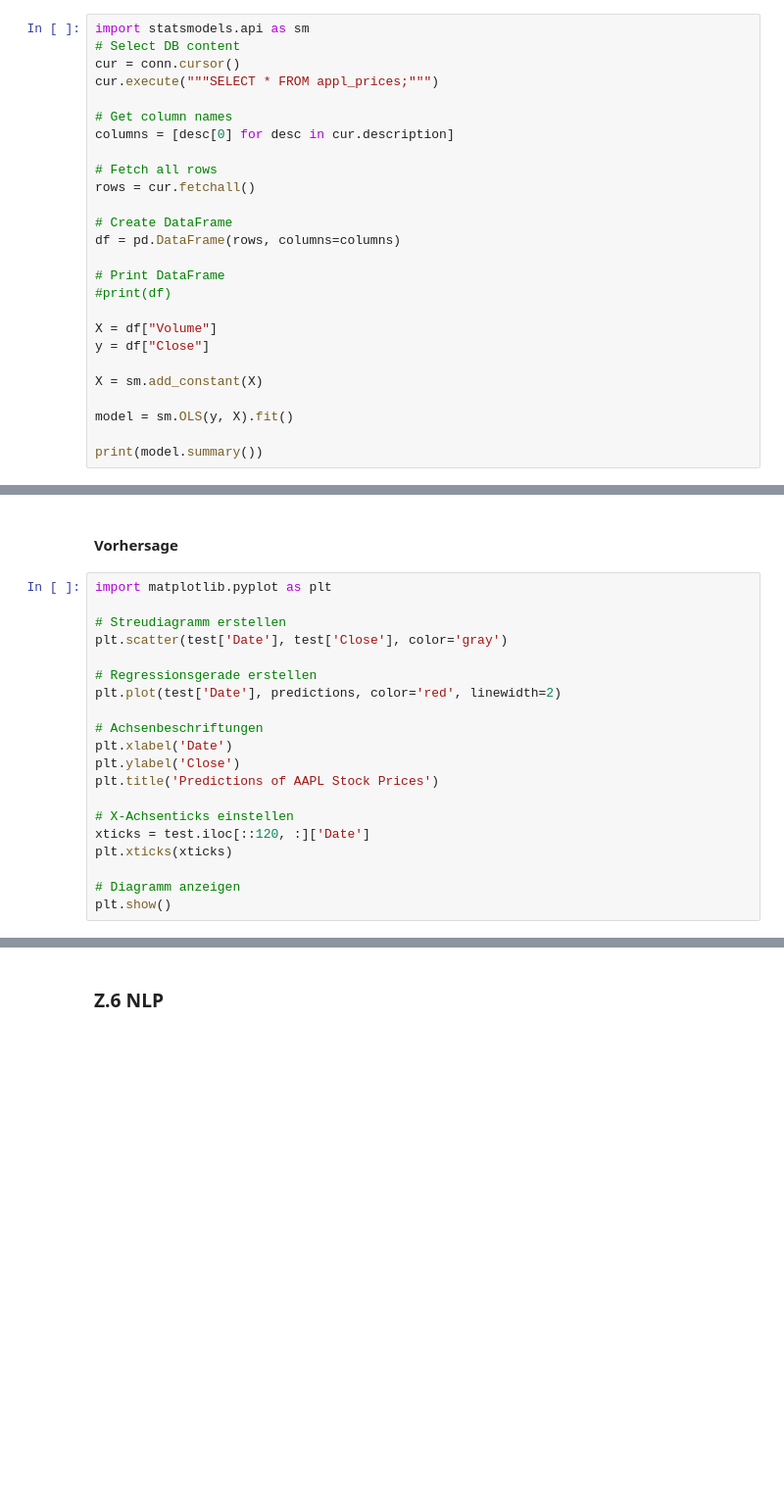
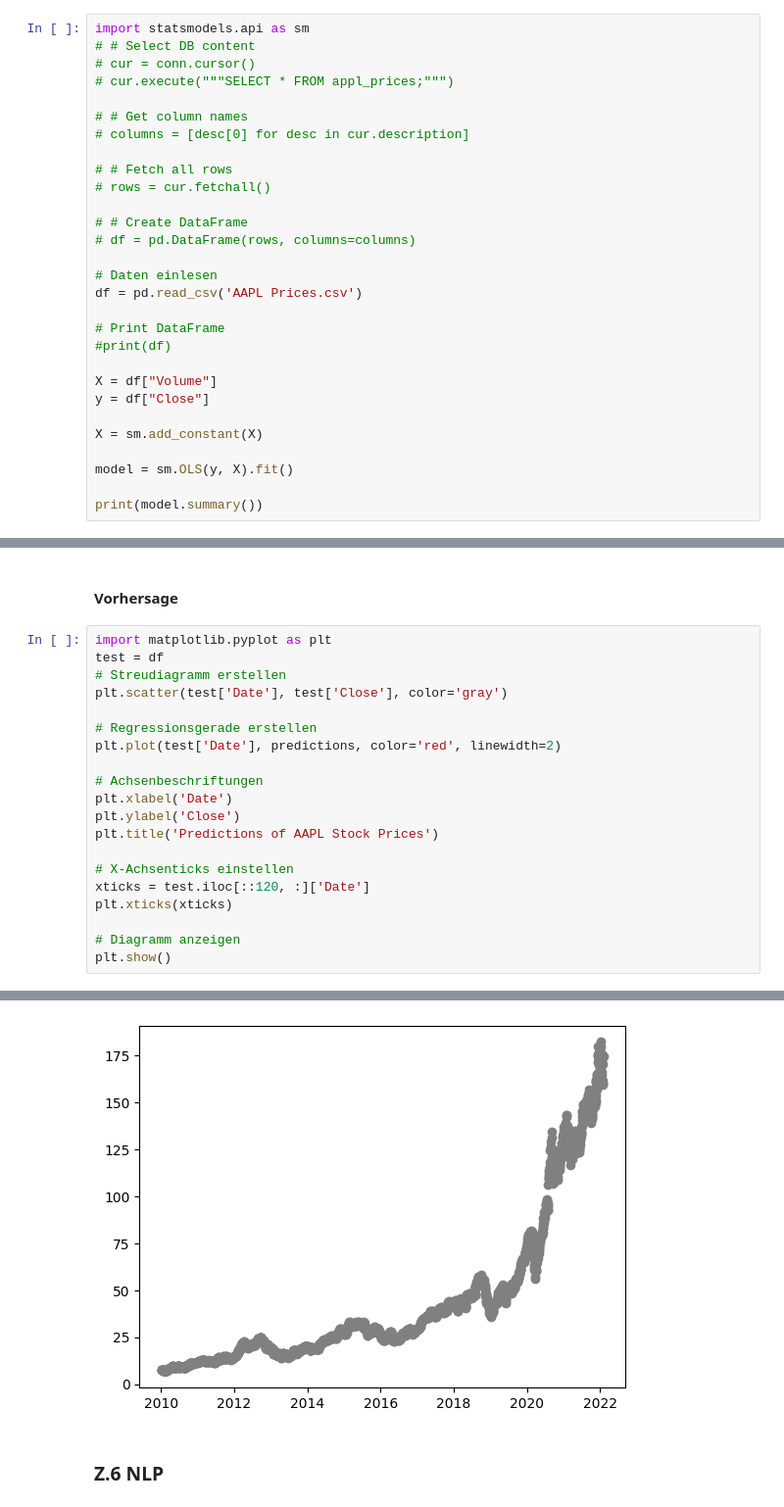
Before and after one commit to zhaw-trautmic/ads, a Jupyter notebook: Docker/aktienkurs-code.ipynb, the cells around one changed output, grey strips where cells are left out. Shown at 98% size. Saved outputs shown, nothing was run; the diff lists cells and outputs as text; blank space fills up the shorter version.

```diff
--- a/Docker/aktienkurs-code.ipynb
+++ b/Docker/aktienkurs-code.ipynb
@@ -762,18 +865,21 @@ Um ein lineares Regressionsmodell für diese Daten zu erstellen, müssen wir zun
 Wir können das Modell in Python mit der Bibliothek "statsmodels" erstellen. Hier ist der Code:
 # %%
 import statsmodels.api as sm
-# Select DB content
-cur = conn.cursor()
-cur.execute("""SELECT * FROM appl_prices;""")
+# # Select DB content
+# cur = conn.cursor()
+# cur.execute("""SELECT * FROM appl_prices;""")
 
-# Get column names
-columns = [desc[0] for desc in cur.description]
+# # Get column names
+# columns = [desc[0] for desc in cur.description]
 
-# Fetch all rows
-rows = cur.fetchall()
+# # Fetch all rows
+# rows = cur.fetchall()
 
-# Create DataFrame
-df = pd.DataFrame(rows, columns=columns)
+# # Create DataFrame
+# df = pd.DataFrame(rows, columns=columns)
+
+# Daten einlesen
+df = pd.read_csv('AAPL Prices.csv')
 
 # Print DataFrame
 #print(df)
@@ -884,7 +1012,7 @@ plt.show()
 #### Vorhersage
 # %%
 import matplotlib.pyplot as plt
-
+test = df
 # Streudiagramm erstellen
 plt.scatter(test['Date'], test['Close'], color='gray')
 
@@ -902,3 +1030,4 @@ plt.xticks(xticks)
 
 # Diagramm anzeigen
 plt.show()
+# %% [output]
@@ -905,3 +1035,4 @@ plt.show()
+[figure, added]
 # %% [markdown]
 ### Z.6 NLP
 # %% [markdown]
```
Also changed, not shown: parts of 24 cells of this notebook, 2 other files.
